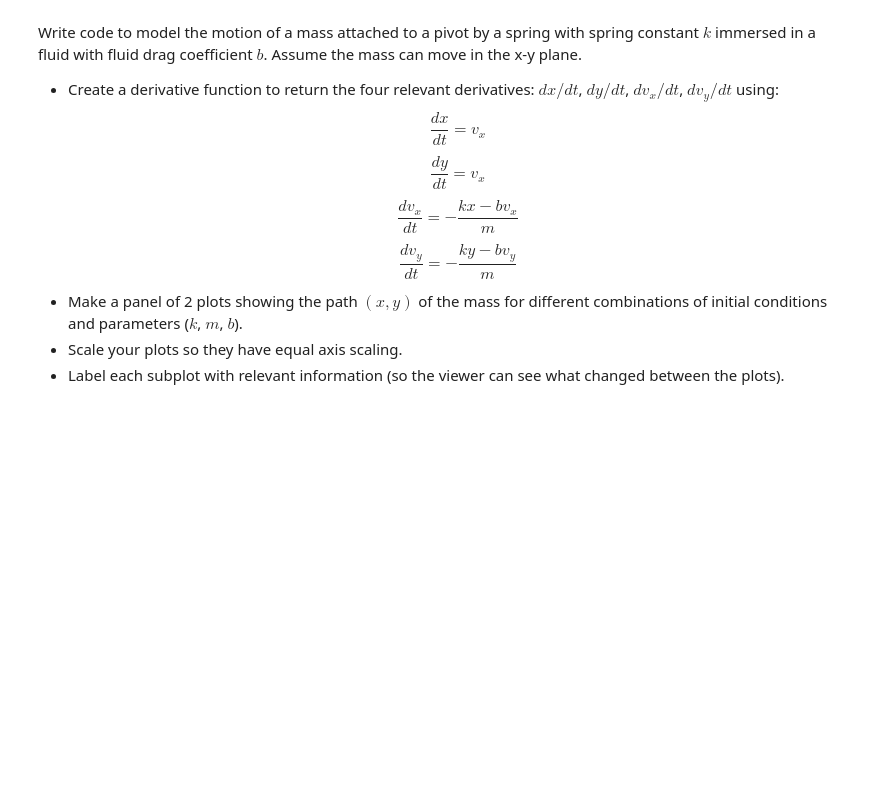
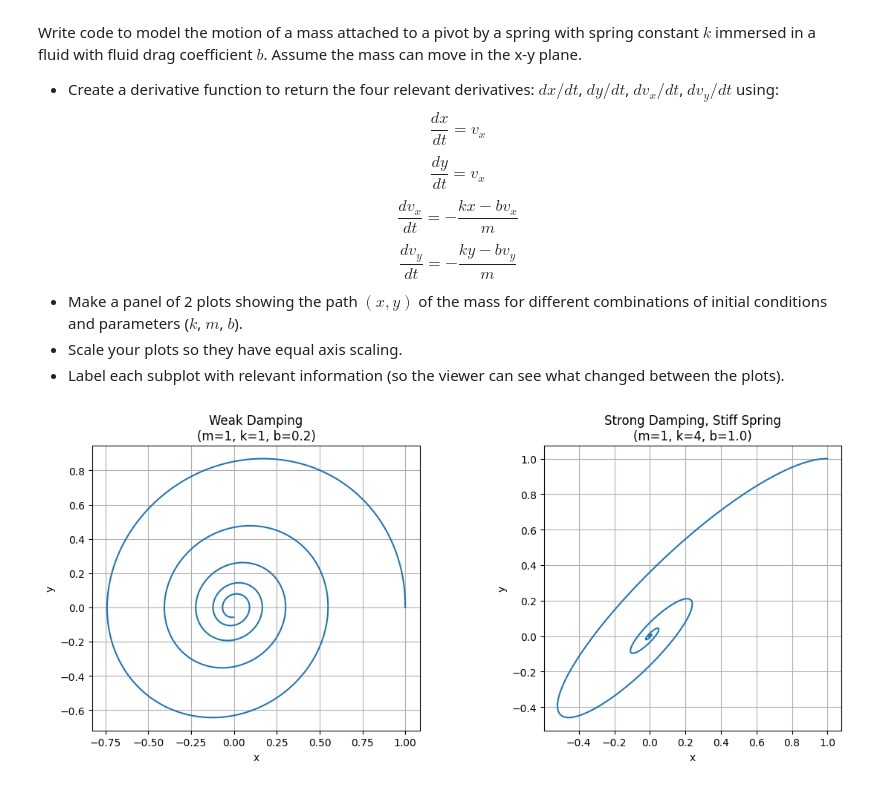
Before and after one commit to morganpatito/Computational-Physics, a Jupyter notebook: ode/ode_2_v3.ipynb, the cells around one changed output. Drawn from its saved outputs; the diff is of its cells as text; code cells hidden in the pictures; blank space fills up the shorter version.

```diff
--- a/ode/ode_2_v3.ipynb
+++ b/ode/ode_2_v3.ipynb
@@ -281,0 +363,86 @@ $$\frac{dv_y}{dt} = -\frac{ky-bv_y}{m} $$
+# %%
+import numpy as np
+import matplotlib.pyplot as plt
+
+#########  Derivative Function for 2D Spring-Mass with Drag  #########
+#
+# dx/dt  = vx
+# dy/dt  = vy
+# dvx/dt = -(k/m)*x - (b/m)*vx
+# dvy/dt = -(k/m)*y - (b/m)*vy
+#
+
+def deriv_spring_2D(t, y, m, k, b):
+
+    x  = y[0]
+    y_pos = y[1]
+    vx = y[2]
+    vy = y[3]
+
+    dxdt = vx
+    dydt = vy
+    dvxdt = - (k/m)*x  - (b/m)*vx
+    dvydt = - (k/m)*y_pos - (b/m)*vy
+
+    return np.array([dxdt, dydt, dvxdt, dvydt])
+
+
+#########  Euler Vector Integration (same as example)  #########
+
+def Euler_Vec(deriv, y0, tmax, dt, params):
+
+    nvar = y0.size
+    N = int(tmax/dt)+1
+    y = np.zeros((N, nvar))
+    t = np.zeros(N)
+
+    y[0, :] = y0
+
+    for i in range(N-1):
+        f = deriv(t[i], y[i], *params)
+        y[i+1] = y[i] + f*dt
+        t[i+1] = t[i] + dt
+
+    return t, y
+
+
+
+#########  Parameters and Initial Conditions for Testing  #########
+
+tmax = 30
+dt = 0.01
+
+# Two test setups for the panel
+setups = [
+    {"m":1, "k":1, "b":0.2, "y0":[1, 0, 0, 1], "title":"Weak Damping"},
+    {"m":1, "k":4, "b":1.0, "y0":[1, 1, -1, 0], "title":"Strong Damping, Stiff Spring"},
+]
+
+#########  Make 2-panel plot  #########
+
+fig, ax = plt.subplots(1, 2, figsize=(12,5))
+
+for i, s in enumerate(setups):
+
+    m = s["m"]
+    k = s["k"]
+    b = s["b"]
+    y0 = np.array(s["y0"])
+    params = np.array([m, k, b])
+
+    t, Y = Euler_Vec(deriv_spring_2D, y0, tmax, dt, params)
+
+    x = Y[:,0]
+    y = Y[:,1]
+
+    ax[i].plot(x, y)
+    ax[i].set_aspect("equal")
+    ax[i].set_title(s["title"] + f"\n(m={m}, k={k}, b={b})")
+    ax[i].set_xlabel("x")
+    ax[i].set_ylabel("y")
+    ax[i].grid(True)
+
+plt.tight_layout()
+plt.show()
+# %% [output]
+[figure, added]
```
Also changed, not shown: parts of 6 cells of this notebook.
